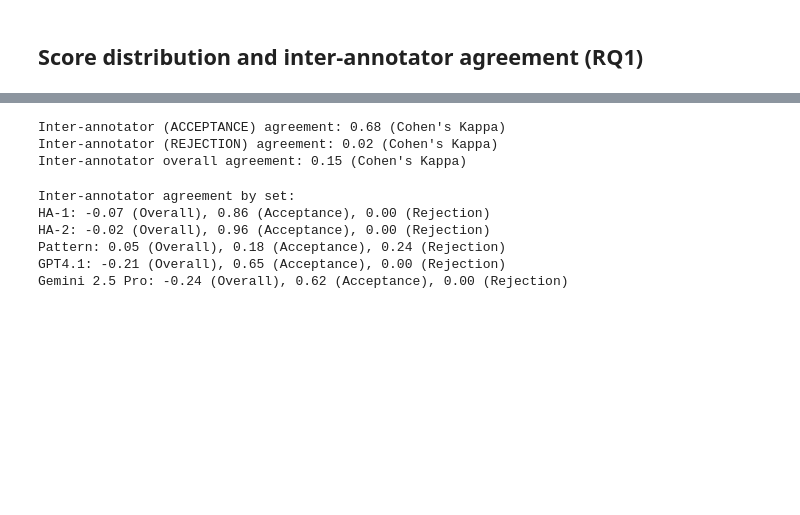
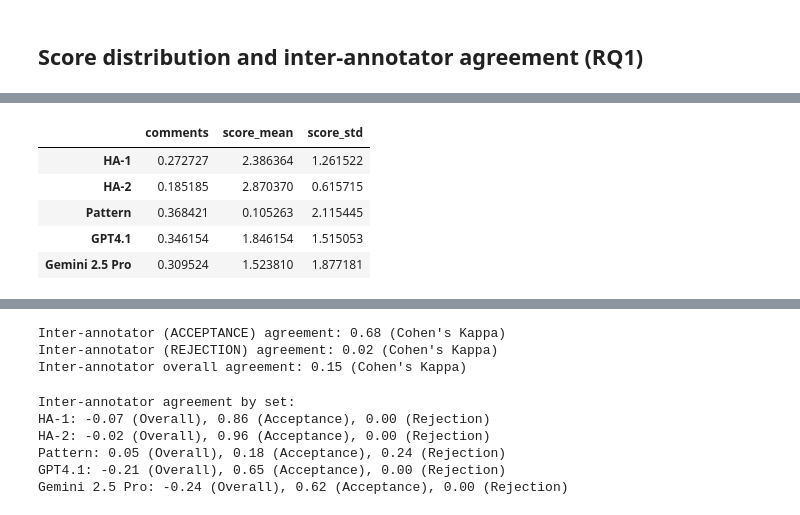
Before and after one commit to KE-UniLiv/askcq, a Jupyter notebook: askcq/overview.ipynb, the cells around one changed output, grey strips where cells are left out. Saved outputs shown, nothing was run; the diff lists cells and outputs as text; code cells hidden in the pictures; blank space fills up the shorter version.

```diff
--- a/askcq/overview.ipynb
+++ b/askcq/overview.ipynb
@@ -4,6 +4,7 @@
 %load_ext autoreload
 %autoreload 2
 # %%
+
 import pandas as pd
 import numpy as np
 import matplotlib.pyplot as plt
@@ -11,6 +12,8 @@ from tqdm import tqdm
 import seaborn as sns
 
 from config import SET_MAPPING
+# create an emty dataframe
+rq1_results = pd.DataFrame()
 # %%
 cq_df = pd.read_csv("../data/bme_cq_measures.csv")
 cqs = [cq for cq in cq_df["cq"].to_list() if cq is not None and len(cq) > 5]
@@ -20,0 +48,17 @@ Loaded 204 CQs from 204 rows
+# %%
+# For each CQ set, print the proportion CQ that received a comment (value 1) per CQ set
+# (numbers in the 'set' column are mapped to names in the SET_MAPPING dict)
+def get_proportion_cqs_with_comments(df):
+    # Get the number of CQs per set
+    set_counts = df['set'].value_counts()
+    # Get the number of CQs with comments per set
+    set_comment_counts = df[df['comment'] == 1]['set'].value_counts()
+    # Get the proportion of CQs with comments per set
+    proportions = set_comment_counts / set_counts
+    # Map the set numbers to names
+    proportions.index = [SET_MAPPING[set_num] for set_num in proportions.index]
+    return proportions
+# Get the proportion of CQs with comments per set
+proportions = get_proportion_cqs_with_comments(askcq_df)
+rq1_results['comments'] = proportions
+rq1_results
@@ -38,0 +92,23 @@ plot_score_distribution(cq_df)
+# %%
+# Print the mean and std of the scores for each set
+def print_score_stats(cq_df):
+    """
+    Print the mean and std of the scores for each set.
+    """
+    # Get the mean and std of the scores for each set
+    stats = cq_df.groupby("set")["score"].agg(["mean", "std"])
+    # Map the set numbers to names
+    stats.index = [SET_MAPPING[set_num] for set_num in stats.index]
+    return stats
+# Get the mean and std of the scores for each set
+stats = print_score_stats(cq_df)
+rq1_results['score_mean'] = stats['mean']
+rq1_results['score_std'] = stats['std']
+rq1_results
+# %% [output]
+|  | comments | score_mean | score_std |
+| HA-1 | 0.272727 | 2.386364 | 1.261522 |
+| HA-2 | 0.185185 | 2.870370 | 0.615715 |
+| Pattern | 0.368421 | 0.105263 | 2.115445 |
+| GPT4.1 | 0.346154 | 1.846154 | 1.515053 |
+| Gemini 2.5 Pro | 0.309524 | 1.523810 | 1.877181 |
```
Also changed, not shown: parts of 13 cells of this notebook, 17 other files.
